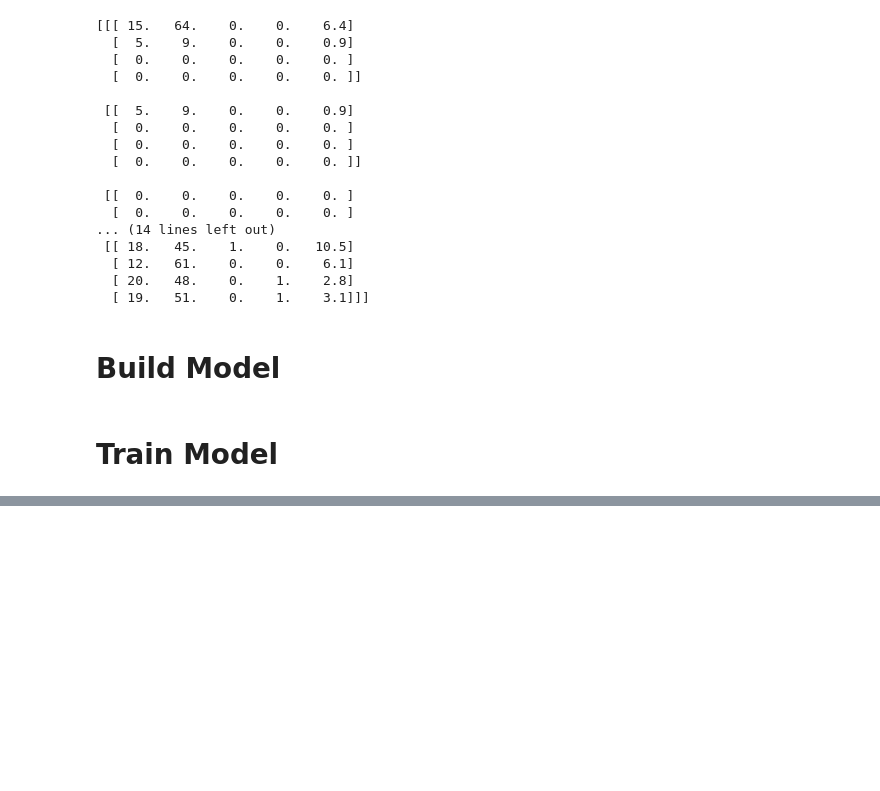
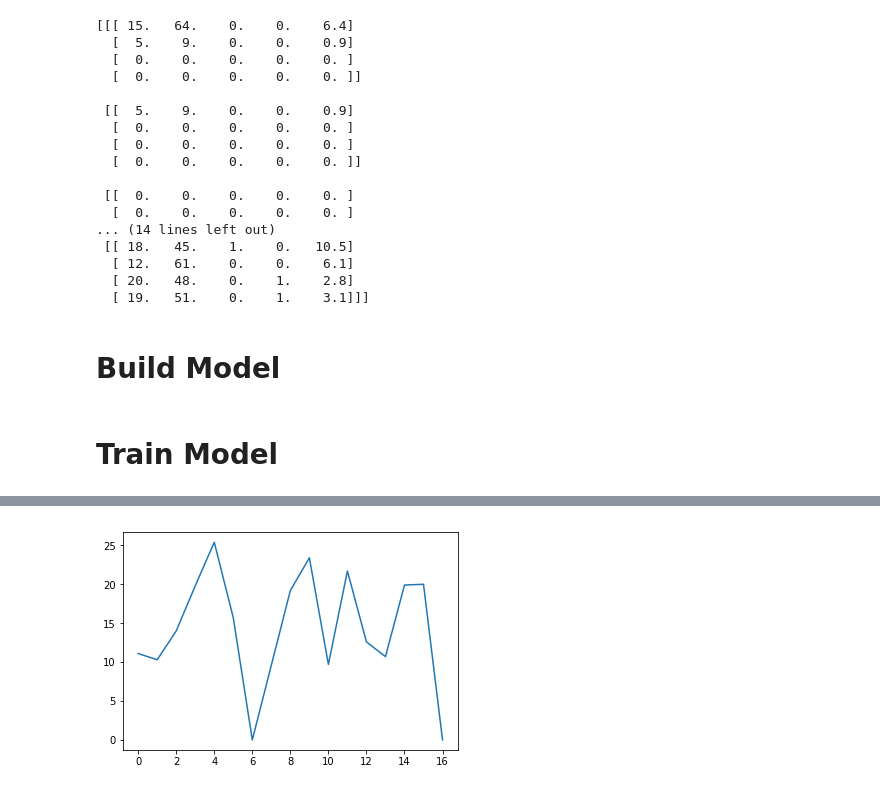
Before and after one commit to brentzucker/deep-learning-fantasy-football, a Jupyter notebook: Baseline.ipynb, the cells around one changed output, grey strips where cells are left out. Saved outputs shown, nothing was run; the diff lists cells and outputs as text; code cells hidden in the pictures; blank space fills up the shorter version.

```diff
--- a/Baseline.ipynb
+++ b/Baseline.ipynb
@@ -231,0 +286,6 @@ trainScore = model.evaluate(trainX, trainY, verbose=0)
+# %%
+Y_fps = df.loc['E.Elliott']['fantasy_points'].values
+plt.plot(Y_fps)
+plt.show()
+# %% [output]
+[figure, added]
```
Also changed, not shown: parts of 15 cells of this notebook.
